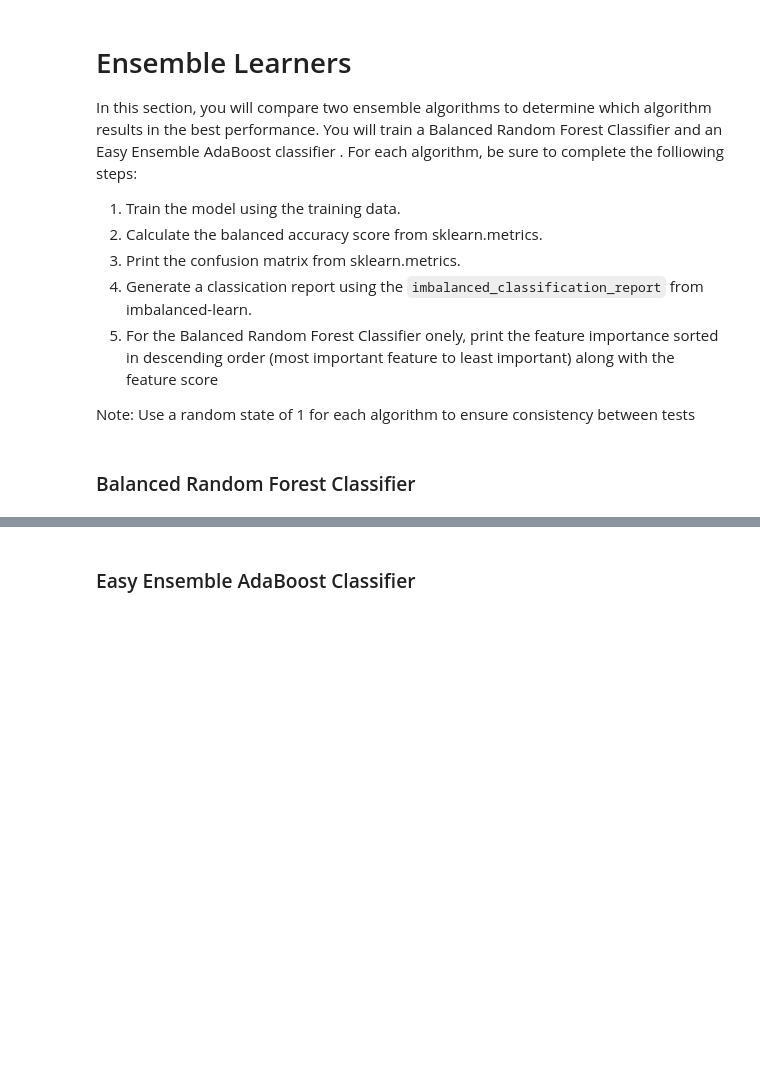
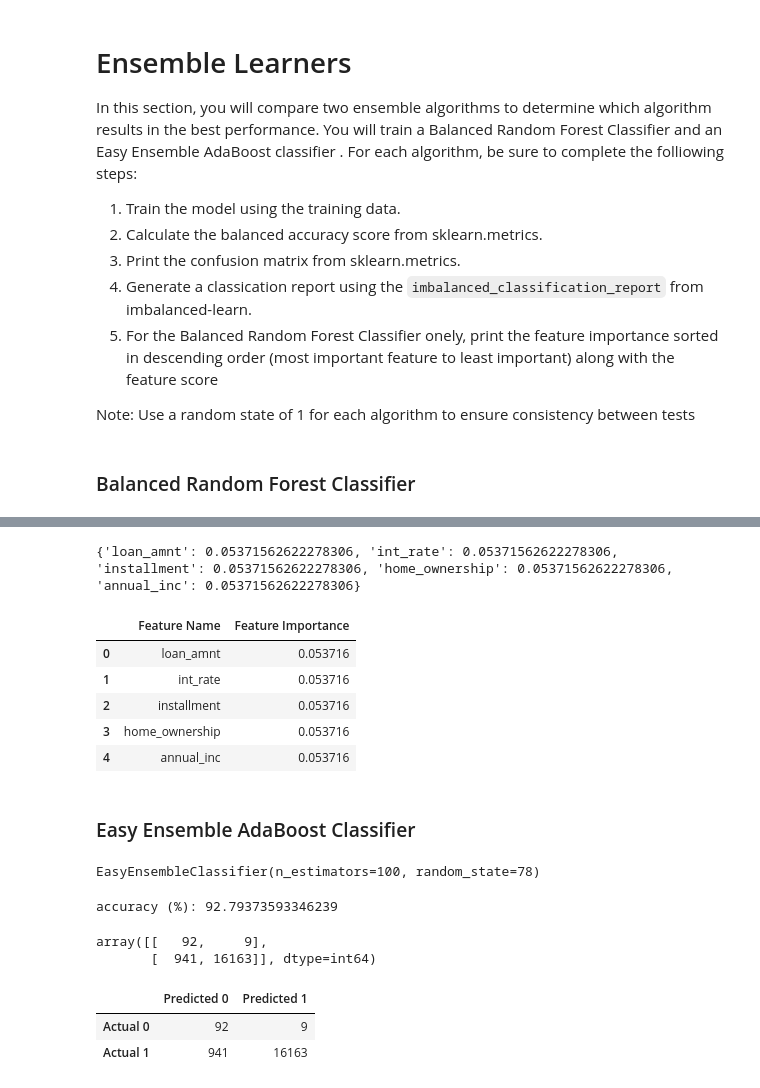
Before and after one commit to Andrew-Carlson/Credit_Risk_Analysis, a Jupyter notebook: credit_risk_ensemble.ipynb, the cells around one changed output, grey strips where cells are left out. Cells and saved outputs as stored; diff of their text form; code cells hidden in the pictures; blank space fills up the shorter version.

Commit message:
ensemble classification (RandomForest/EasyEnsemble) completed

```diff
--- a/credit_risk_ensemble.ipynb
+++ b/credit_risk_ensemble.ipynb
@@ -188,0 +183,7 @@ Note: Use a random state of 1 for each algorithm to ensure consistency between t
+# %%
+# Resample the training data with the BalancedRandomForestClassifier
+from imblearn.ensemble import BalancedRandomForestClassifier
+rf_model  = BalancedRandomForestClassifier(n_estimators=100, random_state=78)
+
+# fit the training data to the model
+rf_model.fit(X_train, y_train)
@@ -195,3 +226,4 @@ Note: Use a random state of 1 for each algorithm to ensure consistency between t
 # %%
 # List the features sorted in descending order by feature importance
-# YOUR CODE HERE
+feat_importance = sorted(rf_model.feature_importances_, reverse = True)
+feat_importance
@@ -197,0 +248,4 @@ Note: Use a random state of 1 for each algorithm to ensure consistency between t
+# %%
+# Make a dictionary showing the column names as keys and the feature importance as values
+feat_importance_dict = dict(zip(feat_importance, df2))
+feat_importance_dict
@@ -198,2 +270,25 @@ Note: Use a random state of 1 for each algorithm to ensure consistency between t
+# %%
+# get the top 5 most important features from the feat_importance_dict dictionary
+
+feat_importance_keys = list(feat_importance_dict.keys())[:5]
+feat_importance_values = list(feat_importance_dict.values())[:5]
+top_five_feat = {}
+for i in feat_importance_values:
+    for k in feat_importance_keys:
+        top_five_feat[i] = k
+print(top_five_feat)
+# %% [output]
+{'loan_amnt': 0.05371562622278306, 'int_rate': 0.05371562622278306, 'installment': 0.05371562622278306, 'home_ownership': 0.05371562622278306, 'annual_inc': 0.05371562622278306}
+# %%
+# make pandas dataframe with top 5 features
+top_five_df = pd.DataFrame(top_five_feat.items(), columns = ["Feature Name", "Feature Importance"])
+top_five_df
+# %% [output]
+|  | Feature Name | Feature Importance |
+| 0 | loan_amnt | 0.053716 |
+| 1 | int_rate | 0.053716 |
+| 2 | installment | 0.053716 |
+| 3 | home_ownership | 0.053716 |
+| 4 | annual_inc | 0.053716 |
 # %% [markdown]
 ### Easy Ensemble AdaBoost Classifier
@@ -206,5 +295,34 @@ Note: Use a random state of 1 for each algorithm to ensure consistency between t
+# %%
+# Train the EasyEnsembleClassifier
+from imblearn.ensemble import EasyEnsembleClassifier
+eec_model = EasyEnsembleClassifier(n_estimators = 100, random_state = 78)
+
+# fit the training data to the model
+eec_model.fit(X_train, y_train)
+# %% [output]
+EasyEnsembleClassifier(n_estimators=100, random_state=78)
+# %%
+# make prediction using testing data
+y_pred = eec_model.predict(X_test)
+# Calculated the balanced accuracy score
+accuracy = balanced_accuracy_score(y_test, y_pred)
+print(f"accuracy (%): {accuracy*100}")
+# %% [output]
+accuracy (%): 92.79373593346239
 # %%
 # Display the confusion matrix
-# YOUR CODE HERE
+cm = confusion_matrix(y_test, y_pred)
+cm
+# %% [output]
+array([[   92,     9],
+       [  941, 16163]], dtype=int64)
+# %%
+#convert to dataframe
+cm_df = pd.DataFrame(cm, index=["Actual 0", "Actual 1"], columns=["Predicted 0", "Predicted 1"])
+cm_df
+# %% [output]
+|  | Predicted 0 | Predicted 1 |
+| Actual 0 | 92 | 9 |
+| Actual 1 | 941 | 16163 |
 # %%
 # Print the imbalanced classification report
```
Also changed, not shown: parts of 12 cells of this notebook.
